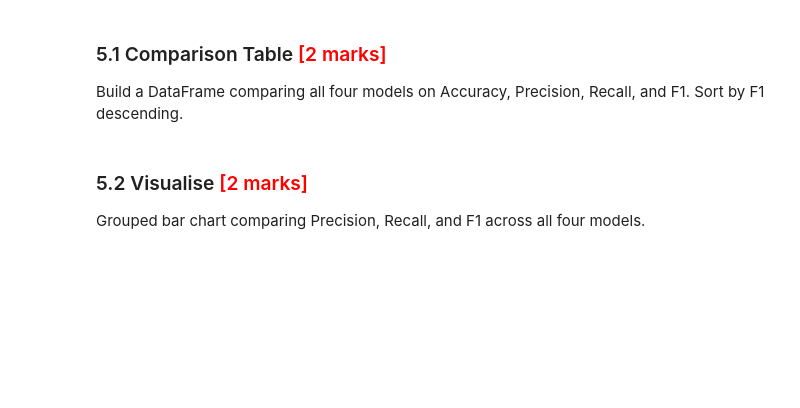
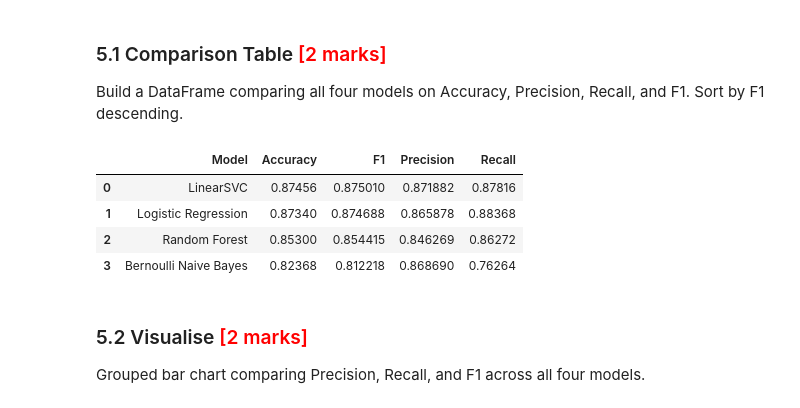
Before and after one commit to mkamdar/applied_ai_agentic_ai, a Jupyter notebook: Classification-Assignment-IMDB/IMDB_Sentiment_Exercise.ipynb, the cells around one changed output. Cells and saved outputs as stored; diff of their text form; code cells hidden in the pictures; blank space fills up the shorter version.

```diff
--- a/Classification-Assignment-IMDB/IMDB_Sentiment_Exercise.ipynb
+++ b/Classification-Assignment-IMDB/IMDB_Sentiment_Exercise.ipynb
@@ -717,7 +736,23 @@ results_rf = evaluate_model("Random Forest", y_test, y_pred_rf)
 
 Build a DataFrame comparing all four models on Accuracy, Precision, Recall, and F1. Sort by F1 descending.
 # %%
-### CODE HERE ###
+# Combine results into a list
+all_results = [results_lr, results_nb, results_svc, results_rf]
+
+# Create DataFrame
+comparison_df = pd.DataFrame(all_results)
+
+# Sort by F1 descending
+comparison_df = comparison_df.sort_values(by='F1', ascending=False).reset_index(drop=True)
+
+# Display the table
+display(comparison_df)
+# %% [output]
+|  | Model | Accuracy | F1 | Precision | Recall |
+| 0 | LinearSVC | 0.87456 | 0.875010 | 0.871882 | 0.87816 |
+| 1 | Logistic Regression | 0.87340 | 0.874688 | 0.865878 | 0.88368 |
+| 2 | Random Forest | 0.85300 | 0.854415 | 0.846269 | 0.86272 |
+| 3 | Bernoulli Naive Bayes | 0.82368 | 0.812218 | 0.868690 | 0.76264 |
 # %% [markdown]
 ### 5.2 Visualise  <font color="red">[2 marks]</font>
 
```
Also changed, not shown: parts of 7 cells of this notebook.
